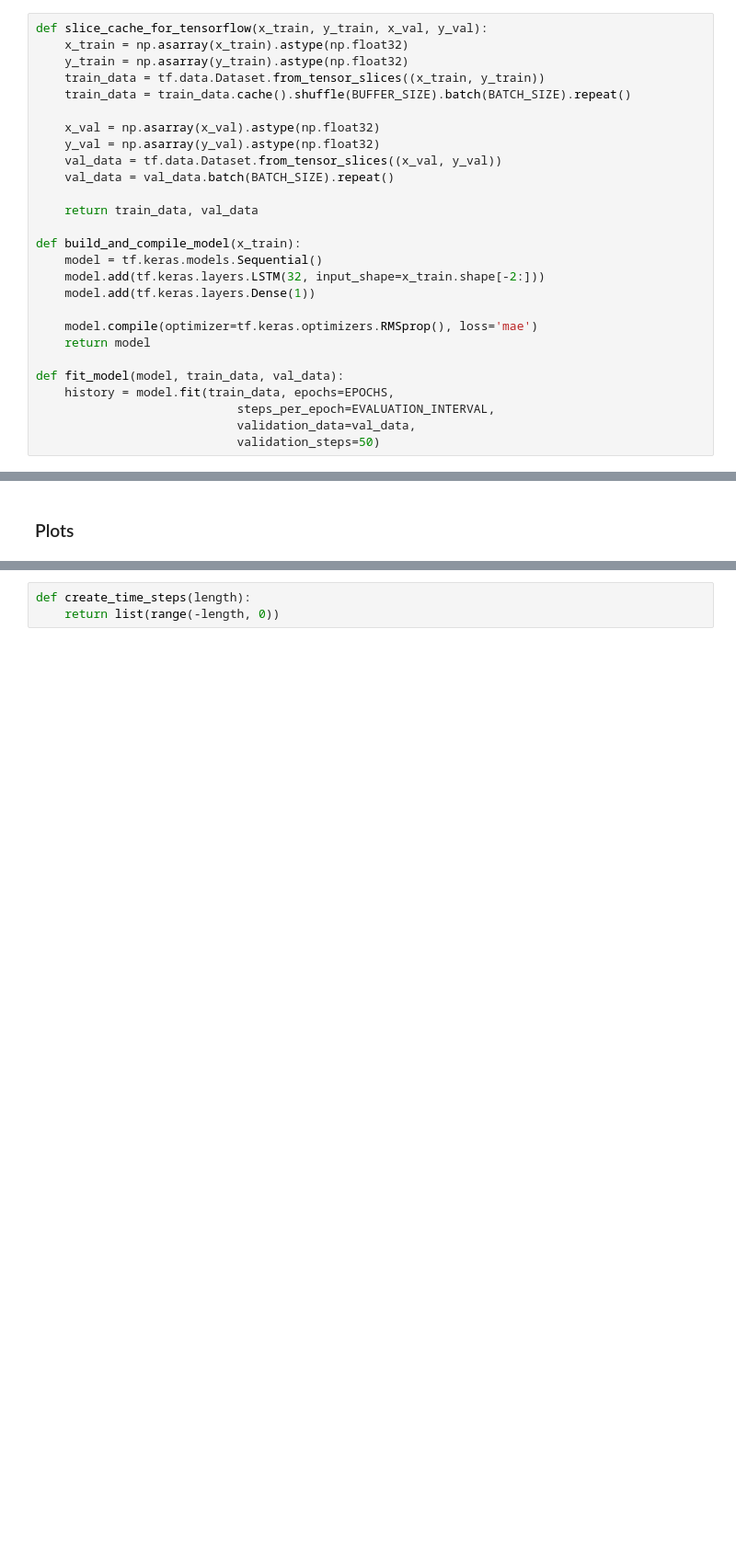
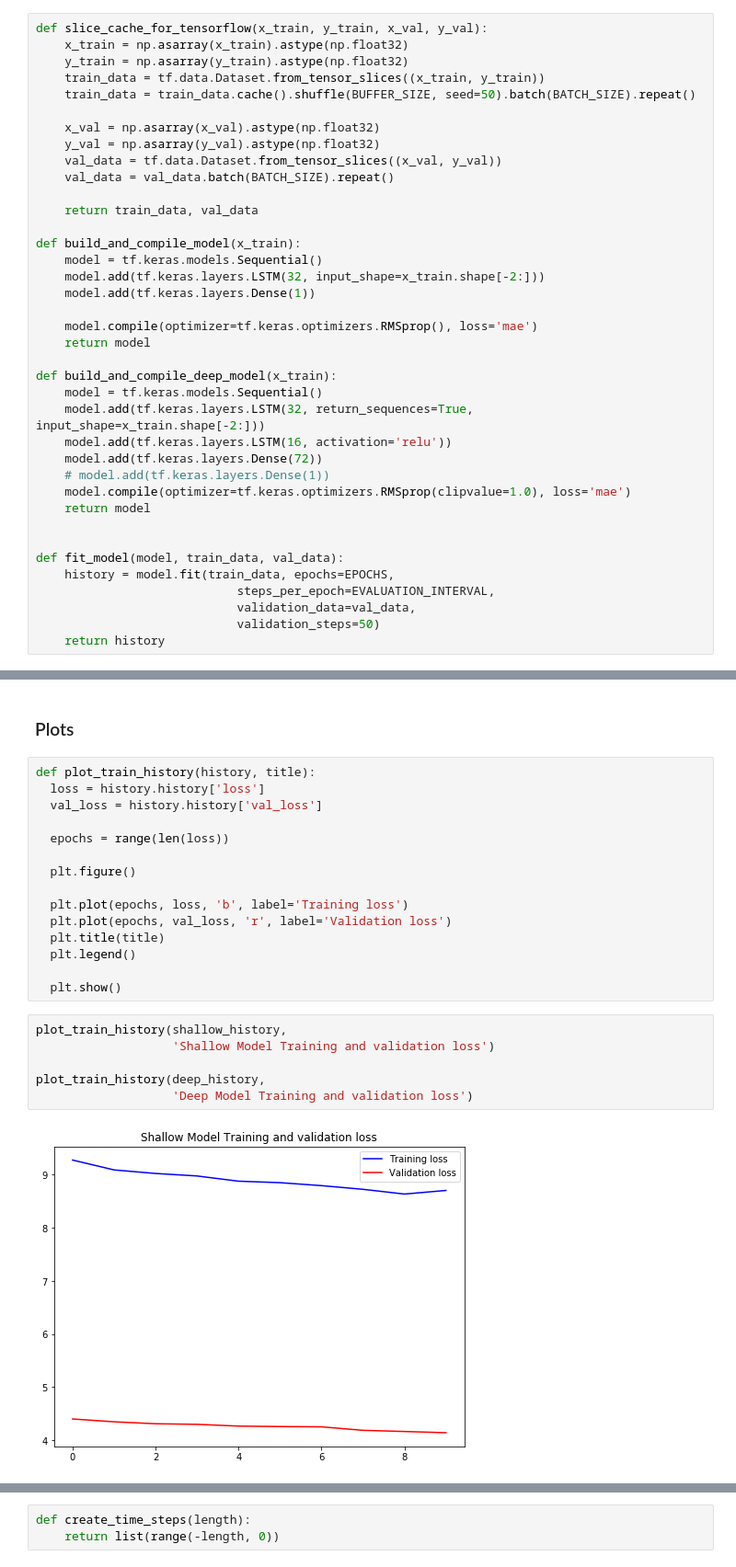
Before and after one commit to noahkrieger/info607, a Jupyter notebook: tensorflow_model.ipynb, the cells around one changed output, grey strips where cells are left out. Shown at 92% size. Cells and saved outputs as stored; diff of their text form; blank space fills up the shorter version.

```diff
--- a/tensorflow_model.ipynb
+++ b/tensorflow_model.ipynb
@@ -97,7 +100,7 @@ def slice_cache_for_tensorflow(x_train, y_train, x_val, y_val):
     x_train = np.asarray(x_train).astype(np.float32)
     y_train = np.asarray(y_train).astype(np.float32)
     train_data = tf.data.Dataset.from_tensor_slices((x_train, y_train))
-    train_data = train_data.cache().shuffle(BUFFER_SIZE).batch(BATCH_SIZE).repeat()
+    train_data = train_data.cache().shuffle(BUFFER_SIZE, seed=50).batch(BATCH_SIZE).repeat()
 
     x_val = np.asarray(x_val).astype(np.float32)
     y_val = np.asarray(y_val).astype(np.float32)
@@ -114,9 +117,20 @@ def build_and_compile_model(x_train):
     model.compile(optimizer=tf.keras.optimizers.RMSprop(), loss='mae')
     return model
 
+def build_and_compile_deep_model(x_train):
+    model = tf.keras.models.Sequential()
+    model.add(tf.keras.layers.LSTM(32, return_sequences=True, input_shape=x_train.shape[-2:]))
+    model.add(tf.keras.layers.LSTM(16, activation='relu'))
+    model.add(tf.keras.layers.Dense(72))
+    # model.add(tf.keras.layers.Dense(1))
+    model.compile(optimizer=tf.keras.optimizers.RMSprop(clipvalue=1.0), loss='mae')
+    return model
+
+
 def fit_model(model, train_data, val_data):
     history = model.fit(train_data, epochs=EPOCHS,
                             steps_per_epoch=EVALUATION_INTERVAL,
                             validation_data=val_data,
                             validation_steps=50)
+    return history
 # %%
@@ -148,2 +165,25 @@ Epoch 10/10
 # %% [markdown]
 ### Plots
+# %%
+def plot_train_history(history, title):
+  loss = history.history['loss']
+  val_loss = history.history['val_loss']
+
+  epochs = range(len(loss))
+
+  plt.figure()
+
+  plt.plot(epochs, loss, 'b', label='Training loss')
+  plt.plot(epochs, val_loss, 'r', label='Validation loss')
+  plt.title(title)
+  plt.legend()
+
+  plt.show()
+# %%
+plot_train_history(shallow_history,
+                   'Shallow Model Training and validation loss')
+
+plot_train_history(deep_history,
+                   'Deep Model Training and validation loss')
+# %% [output]
+[figure, added]
```
Also changed, not shown: parts of 11 cells of this notebook, 2 other files.
